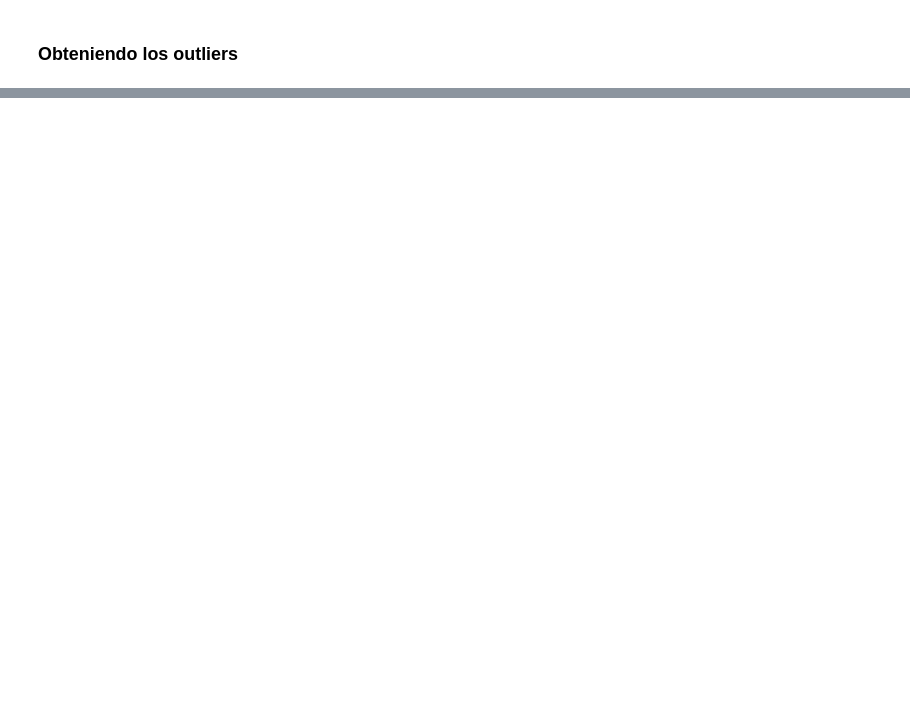
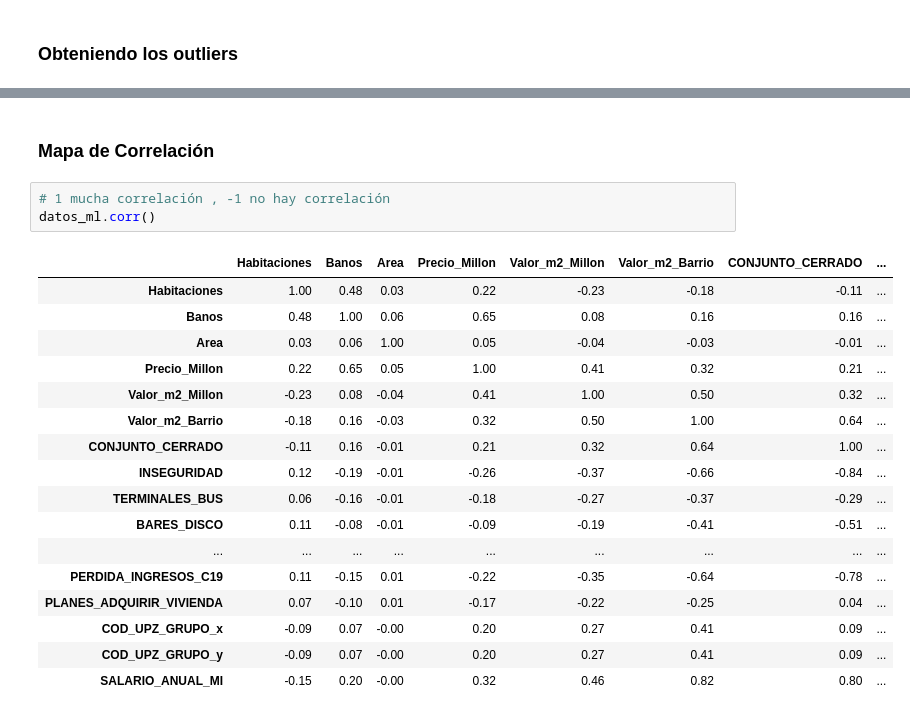
Before and after one commit to doguedogue/pythonic-colab, a Jupyter notebook: rva_dane.ipynb, the cells around one changed output, grey strips where cells are left out. Saved outputs shown, nothing was run; the diff lists cells and outputs as text; blank space fills up the shorter version.

```diff
--- a/rva_dane.ipynb
+++ b/rva_dane.ipynb
@@ -478,0 +500,23 @@ datos_ml.query('Precio_Millon > 5000 | Precio_Millon < 60')
+# %% [markdown]
+### Mapa de Correlación
+# %%
+# 1 mucha correlación , -1 no hay correlación
+datos_ml.corr()
+# %% [output]
+|  | Habitaciones | Banos | Area | Precio_Millon | Valor_m2_Millon | Valor_m2_Barrio | CONJUNTO_CERRADO | ... |
+| Habitaciones | 1.00 | 0.48 | 0.03 | 0.22 | -0.23 | -0.18 | -0.11 | ... |
+| Banos | 0.48 | 1.00 | 0.06 | 0.65 | 0.08 | 0.16 | 0.16 | ... |
+| Area | 0.03 | 0.06 | 1.00 | 0.05 | -0.04 | -0.03 | -0.01 | ... |
+| Precio_Millon | 0.22 | 0.65 | 0.05 | 1.00 | 0.41 | 0.32 | 0.21 | ... |
+| Valor_m2_Millon | -0.23 | 0.08 | -0.04 | 0.41 | 1.00 | 0.50 | 0.32 | ... |
+| Valor_m2_Barrio | -0.18 | 0.16 | -0.03 | 0.32 | 0.50 | 1.00 | 0.64 | ... |
+| CONJUNTO_CERRADO | -0.11 | 0.16 | -0.01 | 0.21 | 0.32 | 0.64 | 1.00 | ... |
+| INSEGURIDAD | 0.12 | -0.19 | -0.01 | -0.26 | -0.37 | -0.66 | -0.84 | ... |
+| TERMINALES_BUS | 0.06 | -0.16 | -0.01 | -0.18 | -0.27 | -0.37 | -0.29 | ... |
+| BARES_DISCO | 0.11 | -0.08 | -0.01 | -0.09 | -0.19 | -0.41 | -0.51 | ... |
+| ... | ... | ... | ... | ... | ... | ... | ... | ... |
+| PERDIDA_INGRESOS_C19 | 0.11 | -0.15 | 0.01 | -0.22 | -0.35 | -0.64 | -0.78 | ... |
+| PLANES_ADQUIRIR_VIVIENDA | 0.07 | -0.10 | 0.01 | -0.17 | -0.22 | -0.25 | 0.04 | ... |
+| COD_UPZ_GRUPO_x | -0.09 | 0.07 | -0.00 | 0.20 | 0.27 | 0.41 | 0.09 | ... |
+| COD_UPZ_GRUPO_y | -0.09 | 0.07 | -0.00 | 0.20 | 0.27 | 0.41 | 0.09 | ... |
+| SALARIO_ANUAL_MI | -0.15 | 0.20 | -0.00 | 0.32 | 0.46 | 0.82 | 0.80 | ... |
```
Also changed, not shown: parts of 11 cells of this notebook.
